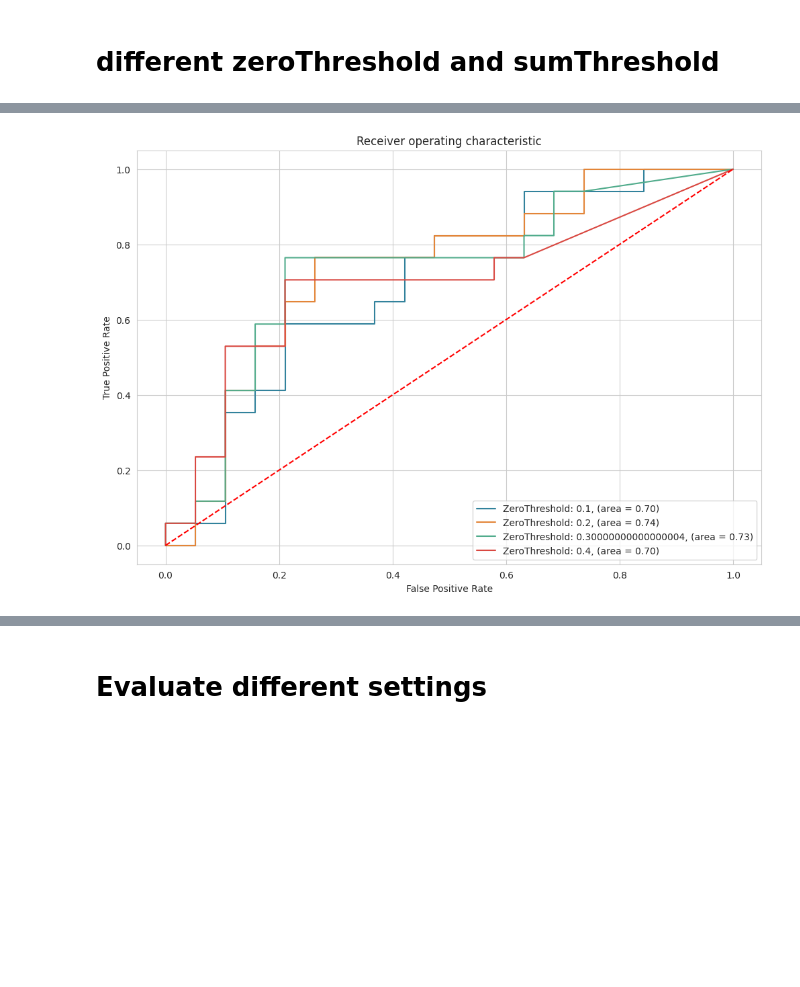
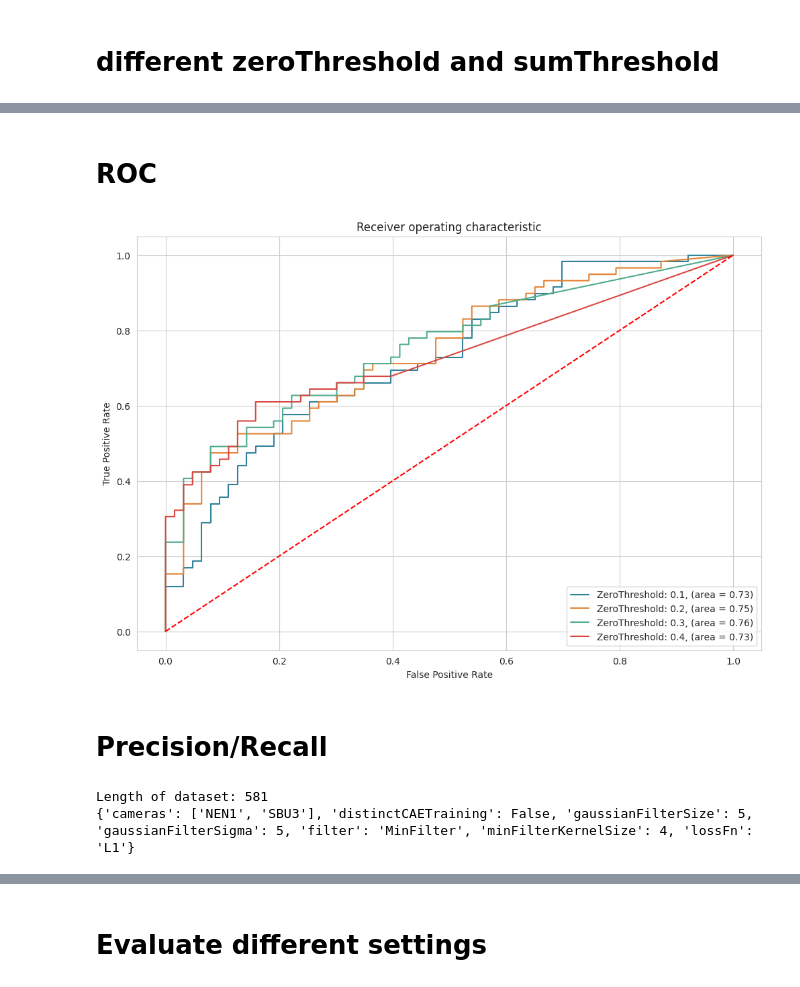
Before and after one commit to klusertim/heronWorkspace, a Jupyter notebook: 2_postProcessing/postProcess.ipynb, the cells around one changed output, grey strips where cells are left out. Saved outputs shown, nothing was run; the diff lists cells and outputs as text; code cells hidden in the pictures; blank space fills up the shorter version.

Commit message:
include all possible samples for manual validation

```diff
--- a/2_postProcessing/postProcess.ipynb
+++ b/2_postProcessing/postProcess.ipynb
@@ -155,16 +152,48 @@ Length of dataset: 36
+# %% [markdown]
+# ROC
 # %%
 plt.figure(figsize = (12,8))
 for i in range (zeroThresholdArr.shape[0]):
     fpr, tpr, thresholds = roc_curve(lblVals, sumVals[:, i])
     roc_auc = roc_auc_score(lblVals, sumVals[:, i])
-    plt.plot(fpr, tpr, label=f'ZeroThreshold: {zeroThresholdArr[i]}, (area = {roc_auc:0.2f})')
-    # print(thresholds)
+    plt.plot(fpr, tpr, label=f'ZeroThreshold: {zeroThresholdArr[i]:0.1f}, (area = {roc_auc:0.2f})')
 
 plt.plot([0, 1], [0, 1],'r--')
 plt.xlabel('False Positive Rate')
 plt.ylabel('True Positive Rate')
 plt.title('Receiver operating characteristic')
 plt.legend(loc="lower right")
 plt.show()
 # %% [output]
-[figure, old version]
+[figure, new version]
+# %% [markdown]
+# Precision/Recall
+# %%
+loaderParams = dict(
+    lblValidationMode = "Manual",
+    balanced = False,
+    anomalyObviousness = "obvious",
+    distinctCAETraining = False,
+    colorMode = "RGB",
+    random_state = 1,
+    set = "train"
+)
+startState = dict(
+    cameras = ["NEN1", "SBU3"], #, ["SBU4"]
+    distinctCAETraining = False,
+    gaussianFilterSize = 5,
+    gaussianFilterSigma = 5,
+    filter = "MinFilter", #["MinFilter", "GaussianFilter"]
+    minFilterKernelSize = 4,
+    # zeroThreshold = 0.175, # uniform dist on loc, loc+scale -> uniform(loc, scale) #threshold for zeroing out the image
+    # sumThreshold = 50.9,
+    lossFn = "L1"
+)
+
+zeroThresholdArr = np.arange(start=0.1, stop = 0.5, step=0.1) # uniform dist on loc, loc+scale -> uniform(loc, scale) #threshold for zeroing out the image
+sumThresholdArr = np.arange(start=5, stop=100, step=10)
+
+sumVals, lblVals = computeSumDifferentThresholds(params=startState, loaderParams=loaderParams, zeroThresholdArr=zeroThresholdArr)
+# %% [output]
+Length of dataset: 581
+{'cameras': ['NEN1', 'SBU3'], 'distinctCAETraining': False, 'gaussianFilterSize': 5, 'gaussianFilterSigma': 5, 'filter': 'MinFilter', 'minFilterKernelSize': 4, 'lossFn': 'L1'}
```
Also changed, not shown: parts of 3 cells of this notebook, 1 other file.
